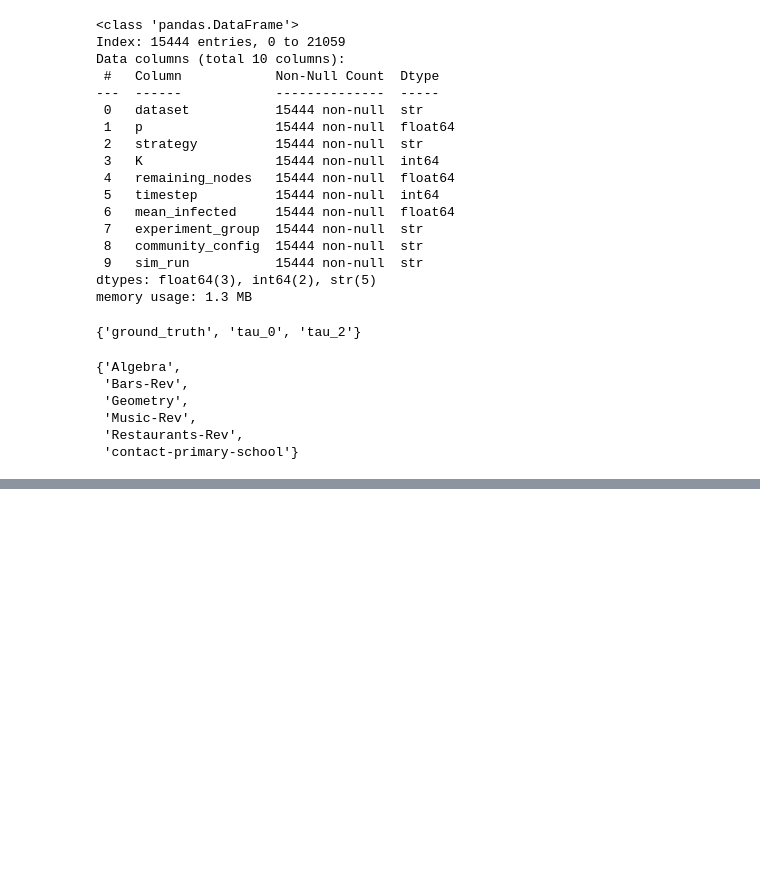
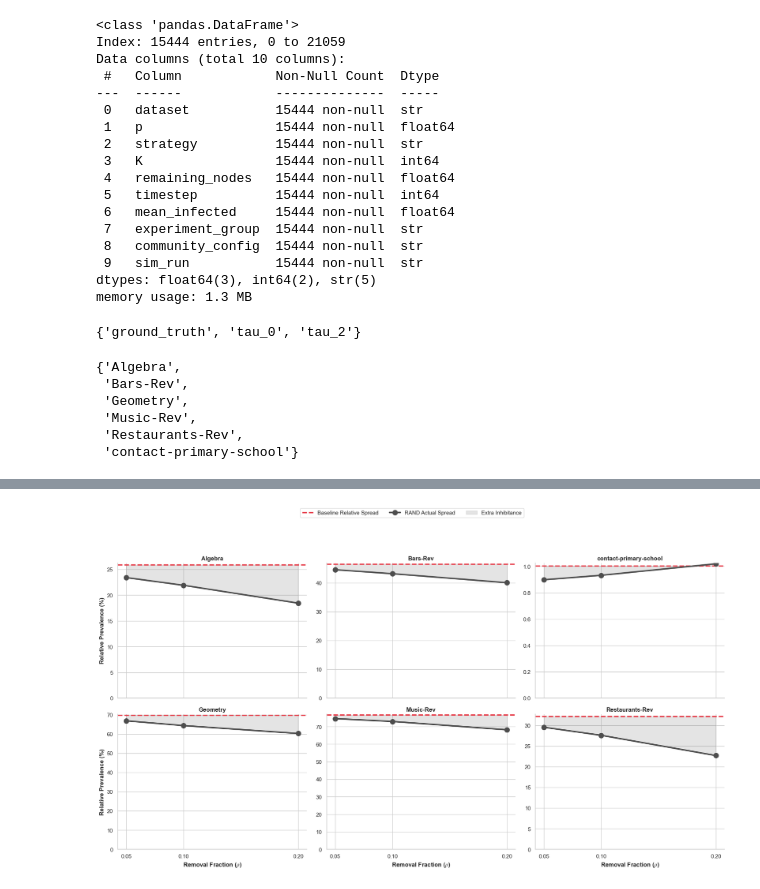
Before and after one commit to quintwinthagen/sicp_node_removal, a Jupyter notebook: notebooks/paper_draft2_plots.ipynb, the cells around one changed output, grey strips where cells are left out. Saved outputs shown, nothing was run; the diff lists cells and outputs as text; code cells hidden in the pictures; blank space fills up the shorter version.

```diff
--- a/notebooks/paper_draft2_plots.ipynb
+++ b/notebooks/paper_draft2_plots.ipynb
@@ -297,0 +132,4 @@ plt.show()
+# %%
+empty_sicp = Path("../../../sim_results/second_draft/empty_final_prevalence.csv")
+empty_df = pd.read_csv(empty_sicp)
+empty_df.head()
@@ -297,0 +713,68 @@ plt.show()
+# %%
+# Setup aesthetics
+sns.set_theme(style="whitegrid")
+plt.rcParams.update({"font.size": 14})
+
+g = sns.FacetGrid(
+    data=rand_df,
+    col='dataset',
+    col_wrap=3,
+    height=5.0,
+    aspect=1.2,
+    sharey=False
+)
+
+def draw_inhibitance(data, **kwargs):
+    ax = plt.gca()
+    dataset = data['dataset'].iloc[0]
+    baseline_val = data['baseline_expected_pct'].iloc[0]
+
+    # 1. Draw the "Zero Extra Inhibitance" baseline (Expected if it just shrank)
+    ax.axhline(
+        y=baseline_val,
+        color='#e63946',
+        linestyle='--',
+        linewidth=2.5,
+        label='Baseline Relative Spread'
+    )
+
+    # 2. Draw the Actual Relative Spread for RAND
+    ax.plot(
+        data['p'],
+        data['actual_relative_pct'],
+        color='#4d4d4d',
+        marker='o',
+        linewidth=3,
+        markersize=10,
+        label='RAND Actual Spread'
+    )
+
+    # 3. Shade the gap (The "Extra" structural inhibitance)
+    ax.fill_between(
+        data['p'],
+        data['actual_relative_pct'],
+        baseline_val,
+        color='#4d4d4d',
+        alpha=0.15,
+        label='Extra Inhibitance'
+    )
+
+g.map_dataframe(draw_inhibitance)
+
+# Formatting
+g.set_axis_labels("Removal Fraction ($\\rho$)", "Relative Prevalence (%)", weight='bold')
+g.set_titles(col_template="{col_name}", weight='bold')
+
+for ax in g.axes.flat:
+    ax.set_xticks([0.05, 0.10, 0.20])
+    ax.set_ylim(bottom=0)
+
+# Add Legend
+handles, labels = g.axes.flat[0].get_legend_handles_labels()
+g.figure.legend(handles, labels, loc='lower center', bbox_to_anchor=(0.5, 1.0), ncol=3, frameon=True)
+
+plt.tight_layout()
+g.fig.subplots_adjust(top=0.88)
+plt.show()
+# %% [output]
+[figure, added]
```
Also changed, not shown: parts of 9 cells of this notebook, 5 other files.
